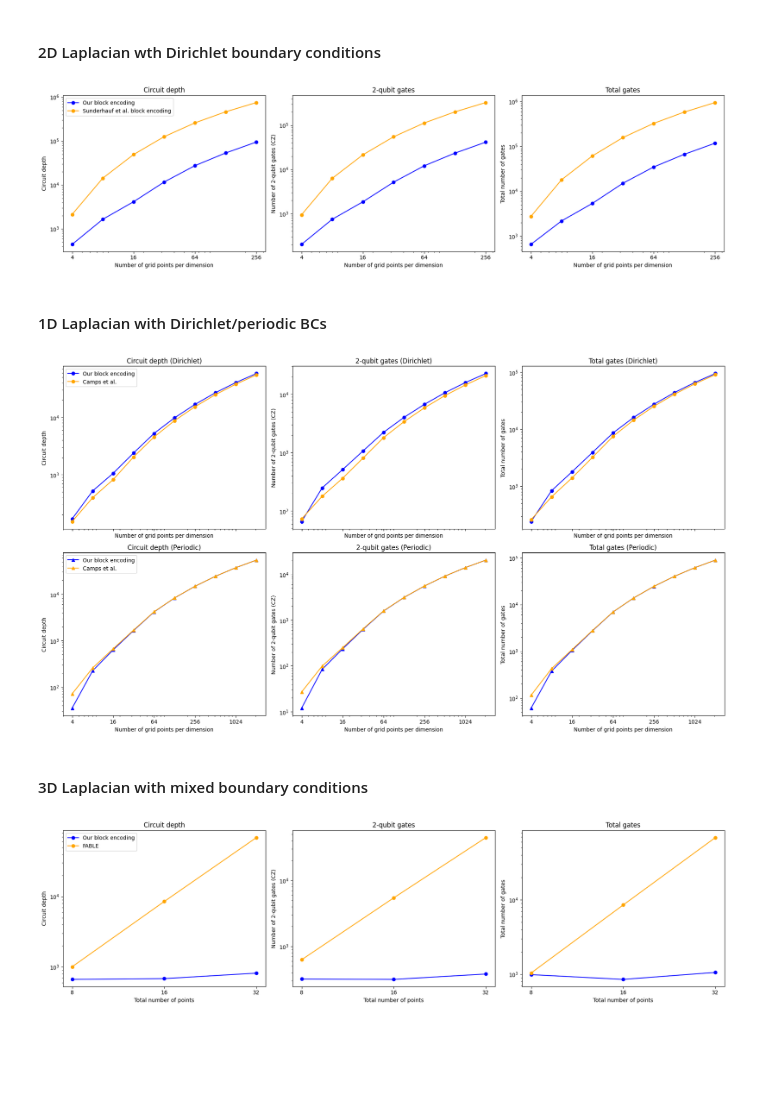
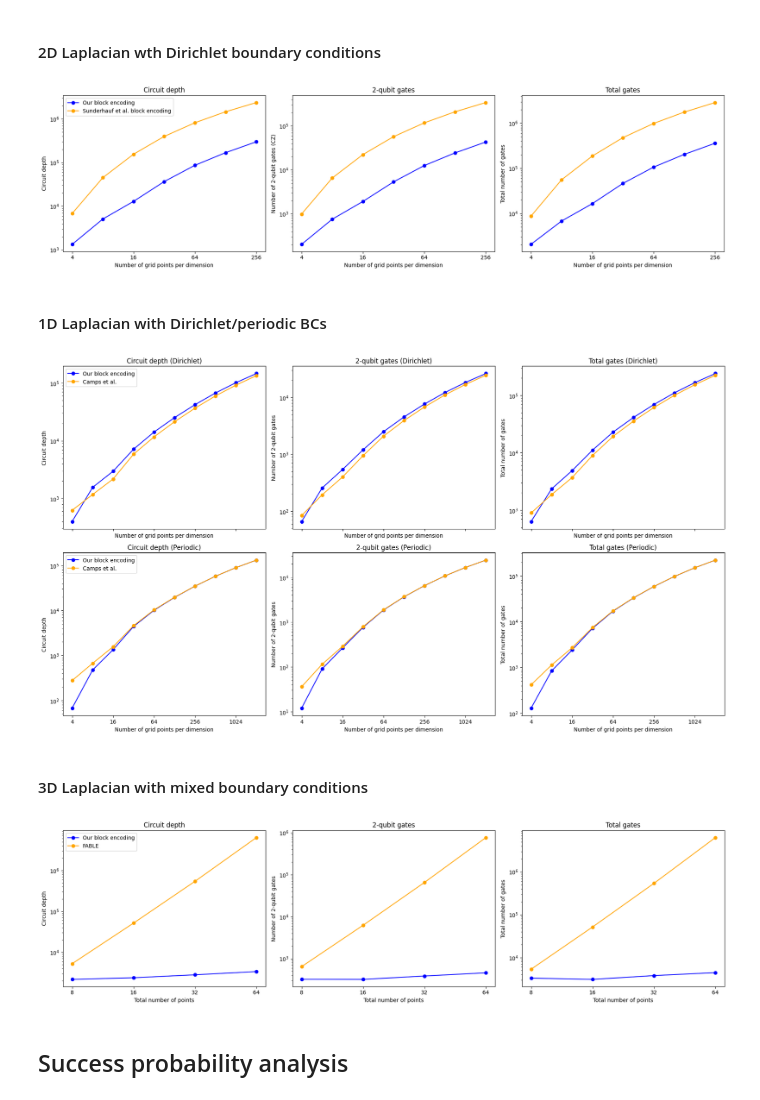
Before and after one commit to TDC28/laplacian_beqc, a Jupyter notebook: compare.ipynb, the cells around one changed output. Cells and saved outputs as stored; diff of their text form; code cells hidden in the pictures; blank space fills up the shorter version.

Commit message:
1D Success probability plots and start of BITBLE implementation

```diff
--- a/compare.ipynb
+++ b/compare.ipynb
@@ -240,7 +375,7 @@ for nq1 in nq:
 
     # Our block encoding
     qc = generate_laplacian_block_encoding([nq1, nq1], save_unitary=False)
-    transpiled = transpile(qc, basis_gates=basis_gates)
+    transpiled = transpile(qc, basis_gates=basis_gates, optimization_level=0)
 
     counts = transpiled.count_ops()
     twoq_count = counts["cz"] + counts["rzz"]
@@ -251,7 +386,7 @@ for nq1 in nq:
 
     # Sunderhauff et al. block encoding
     qc = sunderhauff_block_encoding(2**nq1, 2**nq1, lap, save_unitary=False)
-    transpiled = transpile(qc, basis_gates=basis_gates)
+    transpiled = transpile(qc, basis_gates=basis_gates, optimization_level=0)
 
     counts = transpiled.count_ops()
     twoq_count = counts["cz"] + counts["rzz"]
@@ -261,15 +396,10 @@ for nq1 in nq:
     sunderhauf_be_total_gates.append(sum(counts.values()))
 
 
-fig, axes = plt.subplots(
-    1, 3,
-    figsize=(18, 5),
-    sharex=True,
-    squeeze=False
-)
+fig, axes = plt.subplots(1, 3, figsize=(18, 5), sharex=True, squeeze=False)
 
 # axes is shape (1, 3)
-ax = axes[0]   # convenience view
+ax = axes[0]  # convenience view
 
 # -------------------------
 # Circuit depth
@@ -324,11 +454,12 @@ ax[2].set_ylabel("Total number of gates")
 for a in ax:
     a.set_xlabel("Number of grid points per dimension")
     a.set_xticks(npoints[::2], labels=npoints[::2])
+    a.xaxis.set_minor_locator(plt.NullLocator())
 
 plt.tight_layout()
 plt.show()
 # %% [output]
-[figure, old version]
+[figure, new version]
 # %% [markdown]
 #### 1D Laplacian with Dirichlet/periodic BCs
 # %%
@@ -357,7 +488,7 @@ for nq in nqs:
     # Dirichlet BCs
     # - Our block-encoding
     qc = generate_laplacian_block_encoding([nq], save_unitary=False)
-    transpiled = transpile(qc, basis_gates=basis_gates)
+    transpiled = transpile(qc, basis_gates=basis_gates, optimization_level=0)
     counts = transpiled.count_ops()
     twoq_count = counts["cz"] + counts["rzz"]
 
@@ -367,7 +498,7 @@ for nq in nqs:
 
     # - Camps et al.
     qc = camps_banded_circulant_mat(nq, 0.5, -0.25, -0.25, True, False)
-    transpiled = transpile(qc, basis_gates=basis_gates)
+    transpiled = transpile(qc, basis_gates=basis_gates, optimization_level=0)
     counts = transpiled.count_ops()
     twoq_count = counts["cz"] + counts["rzz"]
 
@@ -378,7 +509,7 @@ for nq in nqs:
     # Periodic BCs
     # - Our block-encoding
     qc = generate_laplacian_block_encoding([nq], bcs=["periodic"], save_unitary=False)
-    transpiled = transpile(qc, basis_gates=basis_gates)
+    transpiled = transpile(qc, basis_gates=basis_gates, optimization_level=0)
     counts = transpiled.count_ops()
     twoq_count = counts["cz"] + counts["rzz"]
 
@@ -388,7 +519,7 @@ for nq in nqs:
 
     # - Camps et al.
     qc = camps_banded_circulant_mat(nq, 0.5, -0.25, -0.25, False, False)
-    transpiled = transpile(qc, basis_gates=basis_gates)
+    transpiled = transpile(qc, basis_gates=basis_gates, optimization_level=0)
     counts = transpiled.count_ops()
     twoq_count = counts["cz"] + counts["rzz"]
 
@@ -404,10 +535,10 @@ fig, axes = plt.subplots(2, 3, figsize=(18, 10), sharex=True)
 # =========================
 
 # Circuit depth
-axes[0, 0].plot(npoints, our_be_dbc_depth, "o-", color="blue", label="Our block encoding")
 axes[0, 0].plot(
-    npoints, camps_be_dbc_depth, "o-", color="orange", label="Camps et al."
+    npoints, our_be_dbc_depth, "o-", color="blue", label="Our block encoding"
 )
+axes[0, 0].plot(npoints, camps_be_dbc_depth, "o-", color="orange", label="Camps et al.")
 axes[0, 0].set_yscale("log")
 axes[0, 0].set_title("Circuit depth (Dirichlet)")
 axes[0, 0].set_ylabel("Circuit depth")
@@ -418,7 +549,7 @@ axes[0, 1].plot(npoints, our_be_dbc_2qg, "o-", color="blue")
 axes[0, 1].plot(npoints, camps_be_dbc_2qg, "o-", color="orange")
 axes[0, 1].set_yscale("log")
 axes[0, 1].set_title("2-qubit gates (Dirichlet)")
-axes[0, 1].set_ylabel("Number of 2-qubit gates (CZ)")
+axes[0, 1].set_ylabel("Number of 2-qubit gates")
 
 # Total gates
 axes[0, 2].plot(npoints, our_be_dbc_total, "o-", color="blue")
@@ -432,25 +563,25 @@ axes[0, 2].set_ylabel("Total number of gates")
 # =========================
 
 # Circuit depth
-axes[1, 0].plot(npoints, our_be_pbc_depth, "^-", color="blue", label="Our block encoding")
 axes[1, 0].plot(
-    npoints, camps_be_pbc_depth, "^-", color="orange", label="Camps et al."
+    npoints, our_be_pbc_depth, "o-", color="blue", label="Our block encoding"
 )
+axes[1, 0].plot(npoints, camps_be_pbc_depth, "o-", color="orange", label="Camps et al.")
 axes[1, 0].set_yscale("log")
 axes[1, 0].set_title("Circuit depth (Periodic)")
 axes[1, 0].set_ylabel("Circuit depth")
 axes[1, 0].legend()
 
 # 2-qubit gates
-axes[1, 1].plot(npoints, our_be_pbc_2qg, "^-", color="blue")
-axes[1, 1].plot(npoints, camps_be_pbc_2qg, "^-", color="orange")
+axes[1, 1].plot(npoints, our_be_pbc_2qg, "o-", color="blue")
+axes[1, 1].plot(npoints, camps_be_pbc_2qg, "o-", color="orange")
 axes[1, 1].set_yscale("log")
 axes[1, 1].set_title("2-qubit gates (Periodic)")
-axes[1, 1].set_ylabel("Number of 2-qubit gates (CZ)")
+axes[1, 1].set_ylabel("Number of 2-qubit gates")
 
 # Total gates
-axes[1, 2].plot(npoints, our_be_pbc_total, "^-", color="blue")
-axes[1, 2].plot(npoints, camps_be_pbc_total, "^-", color="orange")
+axes[1, 2].plot(npoints, our_be_pbc_total, "o-", color="blue")
+axes[1, 2].plot(npoints, camps_be_pbc_total, "o-", color="orange")
 axes[1, 2].set_yscale("log")
 axes[1, 2].set_title("Total gates (Periodic)")
 axes[1, 2].set_ylabel("Total number of gates")
@@ -462,18 +593,19 @@ for ax in axes.flat:
     ax.set_xscale("log")
     ax.set_xlabel("Number of grid points per dimension")
     ax.set_xticks(npoints[::2], labels=npoints[::2])
+    ax.xaxis.set_minor_locator(plt.NullLocator())
 
 plt.tight_layout()
 plt.show()
 # %% [output]
-[figure, old version]
+[figure, new version]
 # %% [markdown]
 #### 3D Laplacian with mixed boundary conditions
 # %%
 basis_gates = ["cz", "id", "rx", "rz", "rzz", "sx", "x"]  # Heron QPU basis gates
 
 deltas = [1.0, 0.5, 1.0]
-nqs = list(range(3, 6))
+nqs = list(range(3, 7))
 npoints = 2 ** np.array(nqs)
 
 our_be_3d_depth = []
@@ -487,8 +619,13 @@ fable_3d_total = []
 
 for nq in nqs:
     # - Our block encoding
-    qc = generate_laplacian_block_encoding([(nq + 2) // 3, (nq + 1) // 3, nq // 3], deltas=deltas, bcs=["periodic", "dirichlet", "neumann"], save_unitary=False)
-    transpiled = transpile(qc, basis_gates=basis_gates)
+    qc = generate_laplacian_block_encoding(
+        [(nq + 2) // 3, (nq + 1) // 3, nq // 3],
+        deltas=deltas,
+        bcs=["periodic", "dirichlet", "neumann"],
+        save_unitary=False,
+    )
+    transpiled = transpile(qc, basis_gates=basis_gates, optimization_level=0)
     counts = transpiled.count_ops()
     twoq_count = counts["cz"] + counts["rzz"]
 
@@ -497,9 +634,11 @@ for nq in nqs:
     our_be_3d_total.append(sum(counts.values()))
 
     # - FABLE
-    matrix = generate_laplacian([2**nq, 2**nq], deltas, ["periodic", "dirichlet", "neumann"])
+    matrix = generate_laplacian(
+        [2**nq, 2**nq], deltas, ["periodic", "dirichlet", "neumann"]
+    )
     qc_fable, _ = fable(matrix.toarray(), 0)
-    transpiled = transpile(qc_fable, basis_gates=basis_gates)
+    transpiled = transpile(qc_fable, basis_gates=basis_gates, optimization_level=0)
     counts = transpiled.count_ops()
     twoq_count = counts["cz"] + counts.get("rzz", 0)
 
@@ -507,15 +646,10 @@ for nq in nqs:
     fable_3d_2qg.append(twoq_count)
     fable_3d_total.append(sum(counts.values()))
 
-fig, axes = plt.subplots(
-    1, 3,
-    figsize=(18, 5),
-    sharex=True,
-    squeeze=False
-)
+fig, axes = plt.subplots(1, 3, figsize=(18, 5), sharex=True, squeeze=False)
 
 # axes is shape (1, 3)
-ax = axes[0]   # convenience view
+ax = axes[0]  # convenience view
 
 # -------------------------
 # Circuit depth
@@ -547,34 +681,36 @@ ax[1].plot(
 ax[1].set_xscale("log")
 ax[1].set_yscale("log")
 ax[1].set_title("2-qubit gates")
-ax[1].set_ylabel("Number of 2-qubit gates (CZ)")
+ax[1].set_ylabel("Number of 2-qubit gates")
 
 # -------------------------
 # Total gates
 # -------------------------
 ax[2].plot(npoints, our_be_3d_total, "o-", color="blue")
 ax[2].plot(
     npoints,
     fable_3d_total,
     "o-",
     color="orange",
 )
 ax[2].set_xscale("log")
 ax[2].set_yscale("log")
 ax[2].set_title("Total gates")
 ax[2].set_ylabel("Total number of gates")
 
 # -------------------------
 # Shared formatting
 # -------------------------
 for a in ax:
     a.set_xlabel("Total number of points")
     a.set_xticks(npoints, labels=npoints)
     a.xaxis.set_major_formatter(ScalarFormatter())
     a.xaxis.set_minor_formatter(ScalarFormatter())
     a.xaxis.set_minor_locator(plt.NullLocator())
 
 plt.tight_layout()
 plt.show()
 # %% [output]
-[figure, old version]
+[figure, new version]
+# %% [markdown]
+## Success probability analysis
```
Also changed, not shown: parts of 9 cells of this notebook.
